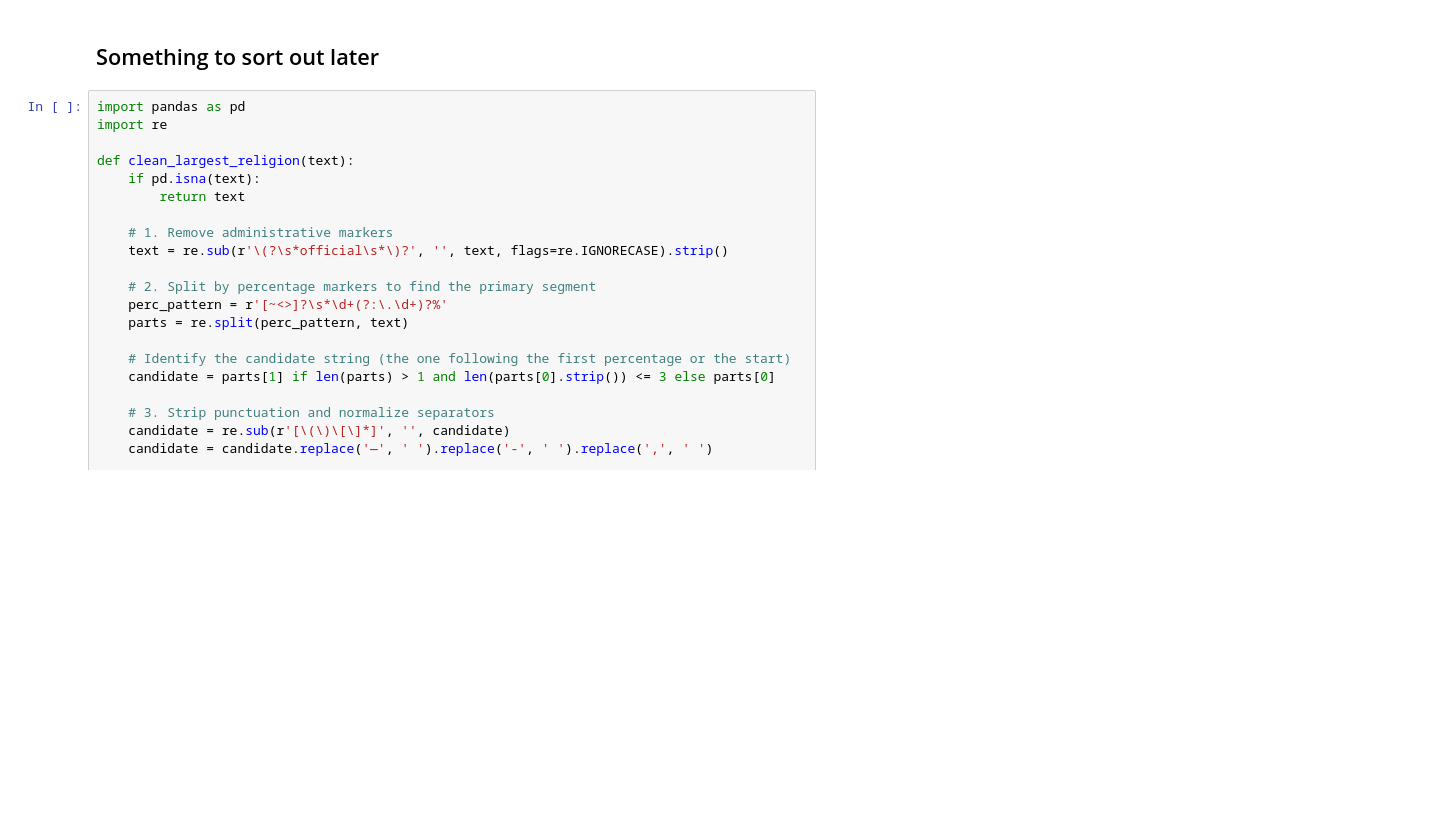
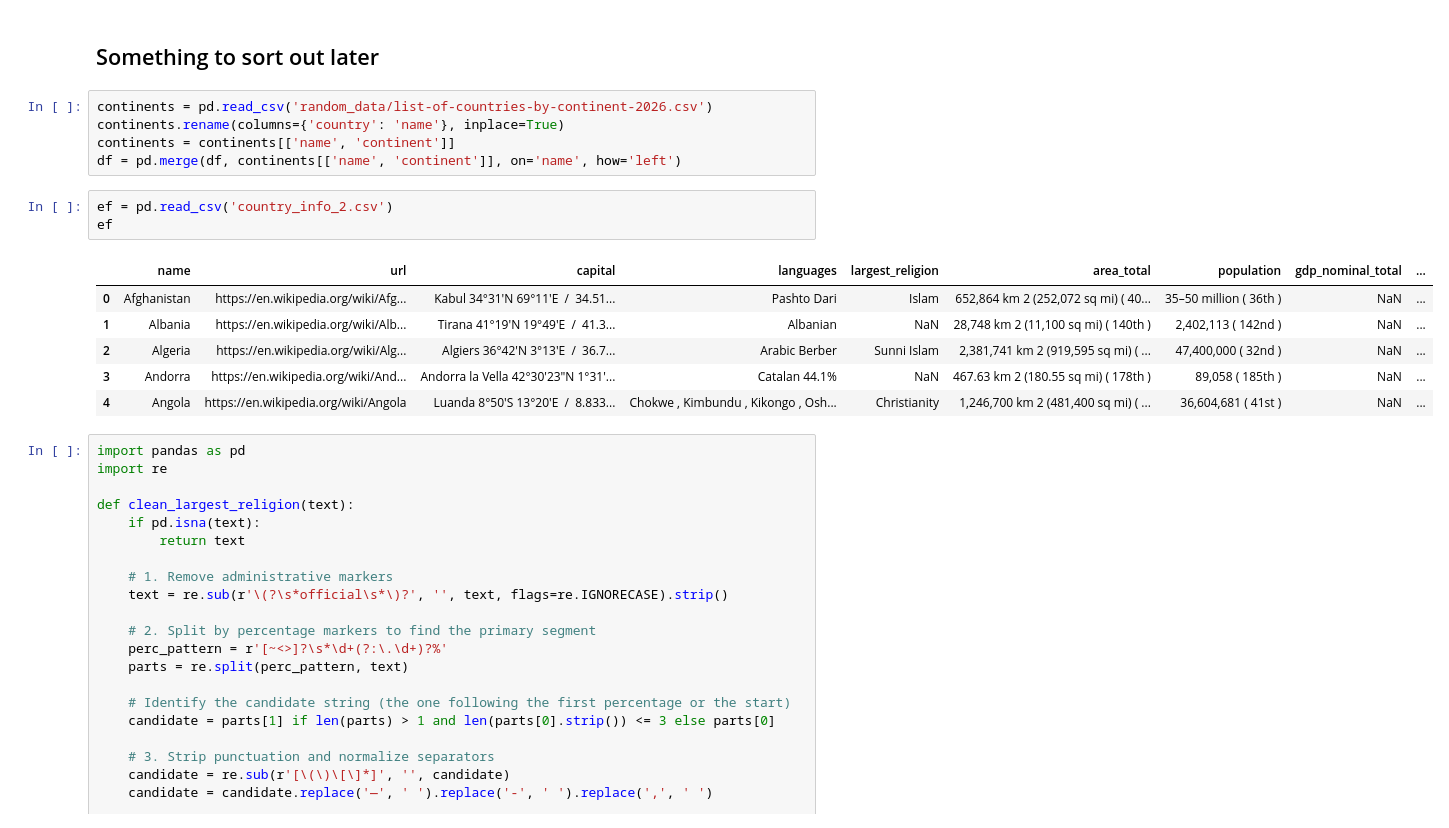
Before and after one commit to JustinWyrley/Maplas, a Jupyter notebook: collecting_info/cleaning.ipynb, the cells around one changed output. Drawn from its saved outputs; the diff is of its cells as text; blank space fills up the shorter version.

Commit message:
added continents

```diff
--- a/collecting_info/cleaning.ipynb
+++ b/collecting_info/cleaning.ipynb
@@ -199,6 +215,21 @@ save = df.to_csv('country_info_updated.csv', index=False)
 # Clean religions then add continent
 # %% [markdown]
 ## Something to sort out later
+# %%
+continents = pd.read_csv('random_data/list-of-countries-by-continent-2026.csv')
+continents.rename(columns={'country': 'name'}, inplace=True)
+continents = continents[['name', 'continent']]
+df = pd.merge(df, continents[['name', 'continent']], on='name', how='left')
+# %%
+ef = pd.read_csv('country_info_2.csv')
+ef
+# %% [output]
+|  | name | url | capital | languages | largest_religion | area_total | population | gdp_nominal_total | ... |
+| 0 | Afghanistan | https://en.wikipedia.org/wiki/Afg... | Kabul 34°31′N 69°11′E ﻿ / ﻿ 34.51... | Pashto Dari | Islam | 652,864 km 2 (252,072 sq mi) ( 40... | 35–50 million ( 36th ) | NaN | ... |
+| 1 | Albania | https://en.wikipedia.org/wiki/Alb... | Tirana 41°19′N 19°49′E ﻿ / ﻿ 41.3... | Albanian | NaN | 28,748 km 2 (11,100 sq mi) ( 140th ) | 2,402,113 ( 142nd ) | NaN | ... |
+| 2 | Algeria | https://en.wikipedia.org/wiki/Alg... | Algiers 36°42′N 3°13′E ﻿ / ﻿ 36.7... | Arabic Berber | Sunni Islam | 2,381,741 km 2 (919,595 sq mi) ( ... | 47,400,000 ( 32nd ) | NaN | ... |
+| 3 | Andorra | https://en.wikipedia.org/wiki/And... | Andorra la Vella 42°30′23″N 1°31′... | Catalan 44.1% | NaN | 467.63 km 2 (180.55 sq mi) ( 178th ) | 89,058 ( 185th ) | NaN | ... |
+| 4 | Angola | https://en.wikipedia.org/wiki/Angola | Luanda 8°50′S 13°20′E ﻿ / ﻿ 8.833... | Chokwe , Kimbundu , Kikongo , Osh... | Christianity | 1,246,700 km 2 (481,400 sq mi) ( ... | 36,604,681 ( 41st ) | NaN | ... |
 # %%
 import pandas as pd
 import re
```
Also changed, not shown: parts of 1 cell of this notebook, 3 other files.
